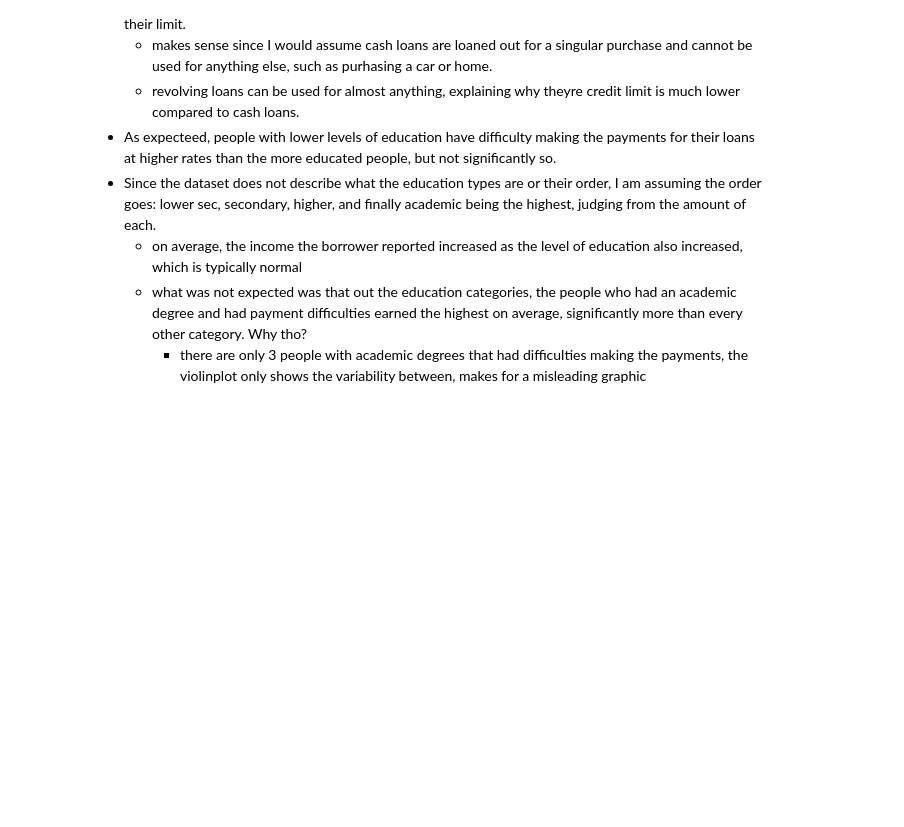
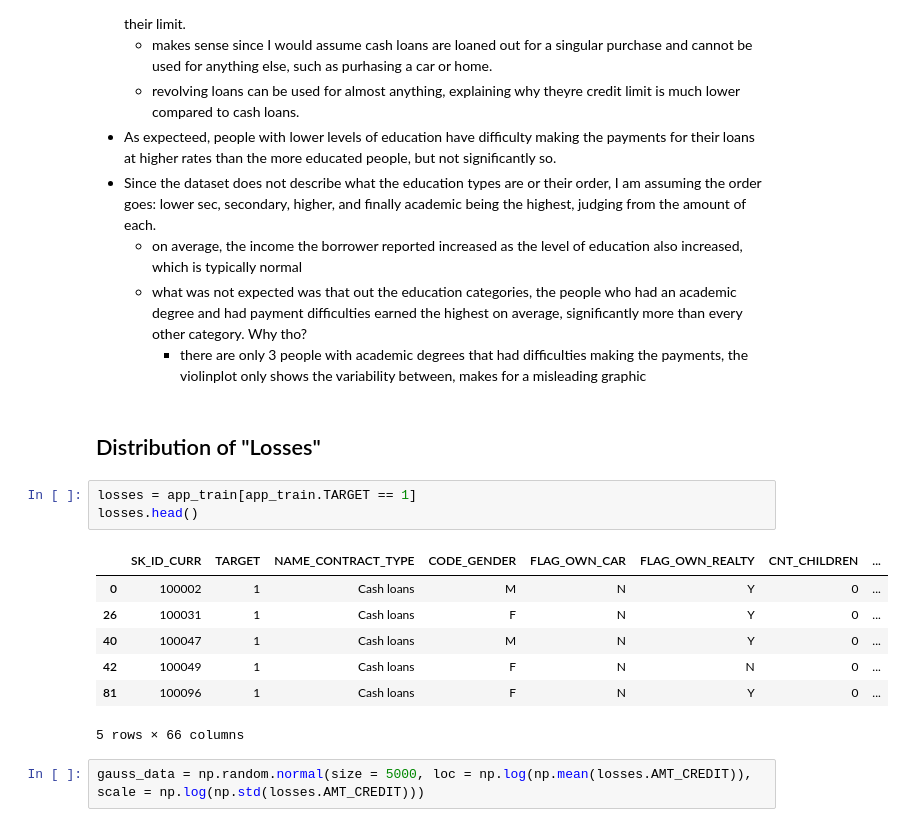
Before and after one commit to Antonio-Avila/Home-Credit-Default, a Jupyter notebook: Current_Apps_EDA.ipynb, the cells around one changed output. Saved outputs shown, nothing was run; the diff lists cells and outputs as text; blank space fills up the shorter version.

```diff
--- a/Current_Apps_EDA.ipynb
+++ b/Current_Apps_EDA.ipynb
@@ -602,3 +605,18 @@ app_train[app_train.AMT_ANNUITY.isnull()]
     - on average, the income the borrower reported increased as the level of education also increased, which is typically normal
     - what was not expected was that out the education categories, the people who had an academic degree and had payment difficulties earned the highest on average, significantly more than every other category. Why tho?
         - there are only 3 people with academic degrees that had difficulties making the payments, the violinplot only shows the variability between, makes for a misleading graphic
+# %% [markdown]
+## Distribution of "Losses"
+# %%
+losses = app_train[app_train.TARGET == 1]
+losses.head()
+# %% [output]
+|  | SK_ID_CURR | TARGET | NAME_CONTRACT_TYPE | CODE_GENDER | FLAG_OWN_CAR | FLAG_OWN_REALTY | CNT_CHILDREN | ... |
+| 0 | 100002 | 1 | Cash loans | M | N | Y | 0 | ... |
+| 26 | 100031 | 1 | Cash loans | F | N | Y | 0 | ... |
+| 40 | 100047 | 1 | Cash loans | M | N | Y | 0 | ... |
+| 42 | 100049 | 1 | Cash loans | F | N | N | 0 | ... |
+| 81 | 100096 | 1 | Cash loans | F | N | Y | 0 | ... |
+5 rows × 66 columns
+# %%
+gauss_data = np.random.normal(size = 5000, loc = np.log(np.mean(losses.AMT_CREDIT)), scale = np.log(np.std(losses.AMT_CREDIT)))
```
Also changed, not shown: parts of 6 cells of this notebook.
